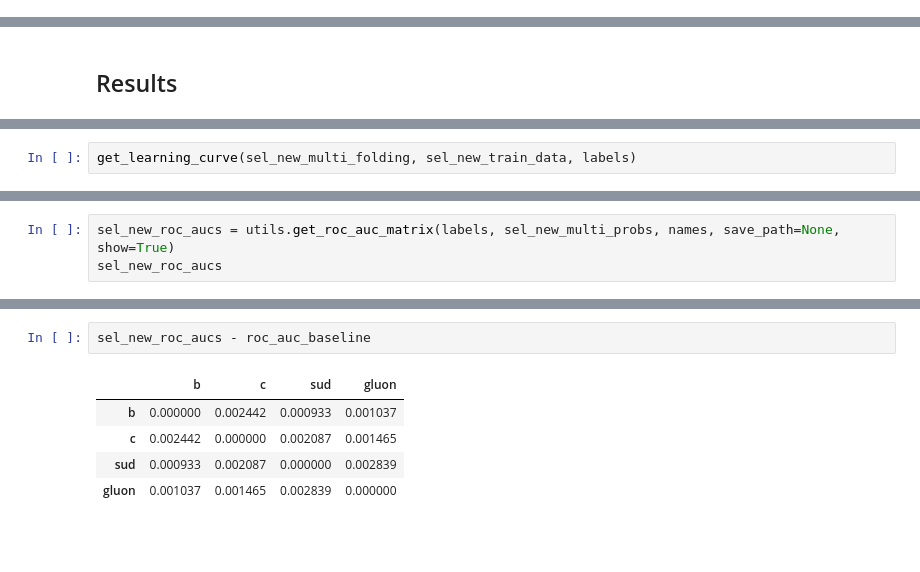
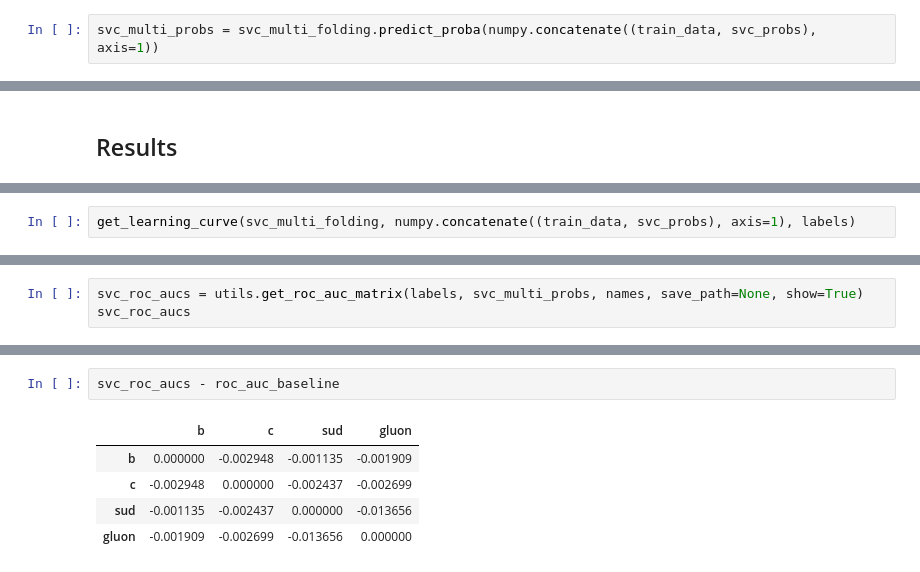
Before and after one commit to tlikhomanenko/jet_tagging_LHCb, a Jupyter notebook: jet-tagging.ipynb, the cells around one changed output, grey strips where cells are left out. Cells and saved outputs as stored; diff of their text form; blank space fills up the shorter version.

```diff
--- a/jet-tagging.ipynb
+++ b/jet-tagging.ipynb
@@ -340,0 +399,2 @@ KFold prediction using folds column
+# %%
+svc_multi_probs = svc_multi_folding.predict_proba(numpy.concatenate((train_data, svc_probs), axis=1))
@@ -349,2 +410,0 @@ Log loss is  0.450123046449
-# %%
-get_learning_curve(sel_new_multi_folding, sel_new_train_data, labels)
@@ -353,0 +411,2 @@ KFold prediction using folds column
+# %%
+get_learning_curve(svc_multi_folding, numpy.concatenate((train_data, svc_probs), axis=1), labels)
@@ -354,4 +416,4 @@ KFold prediction using folds column
 # %%
-sel_new_roc_aucs = utils.get_roc_auc_matrix(labels, sel_new_multi_probs, names, save_path=None, show=True)
-sel_new_roc_aucs
+svc_roc_aucs = utils.get_roc_auc_matrix(labels, svc_multi_probs, names, save_path=None, show=True)
+svc_roc_aucs
 # %% [output]
@@ -364,8 +426,8 @@ sel_new_roc_aucs
 # %%
-sel_new_roc_aucs - roc_auc_baseline
+svc_roc_aucs - roc_auc_baseline
 # %% [output]
 |  | b | c | sud | gluon |
-| b | 0.000000 | 0.002442 | 0.000933 | 0.001037 |
-| c | 0.002442 | 0.000000 | 0.002087 | 0.001465 |
-| sud | 0.000933 | 0.002087 | 0.000000 | 0.002839 |
-| gluon | 0.001037 | 0.001465 | 0.002839 | 0.000000 |
+| b | 0.000000 | -0.002948 | -0.001135 | -0.001909 |
+| c | -0.002948 | 0.000000 | -0.002437 | -0.002699 |
+| sud | -0.001135 | -0.002437 | 0.000000 | -0.013656 |
+| gluon | -0.001909 | -0.002699 | -0.013656 | 0.000000 |
```
Also changed, not shown: parts of 51 cells of this notebook.
